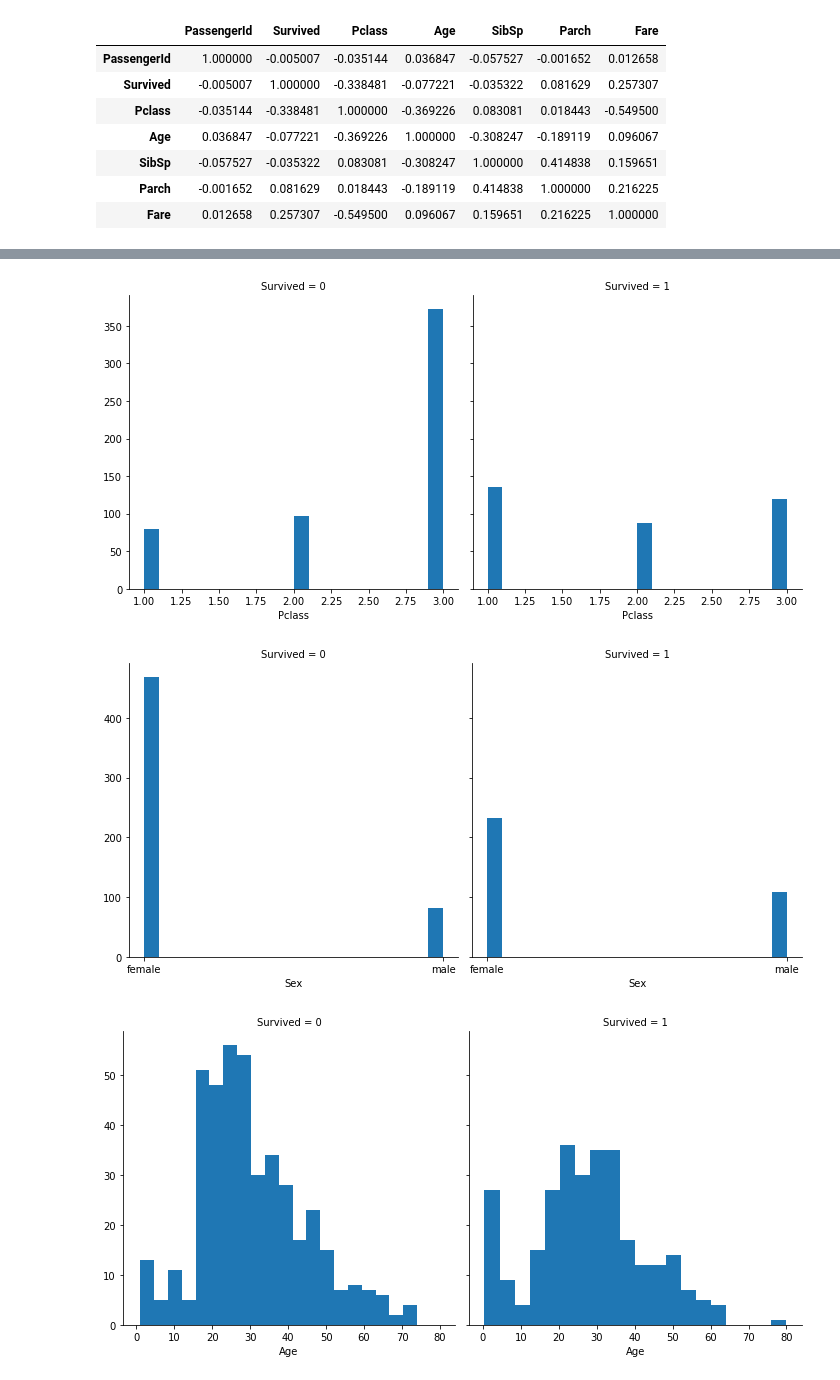
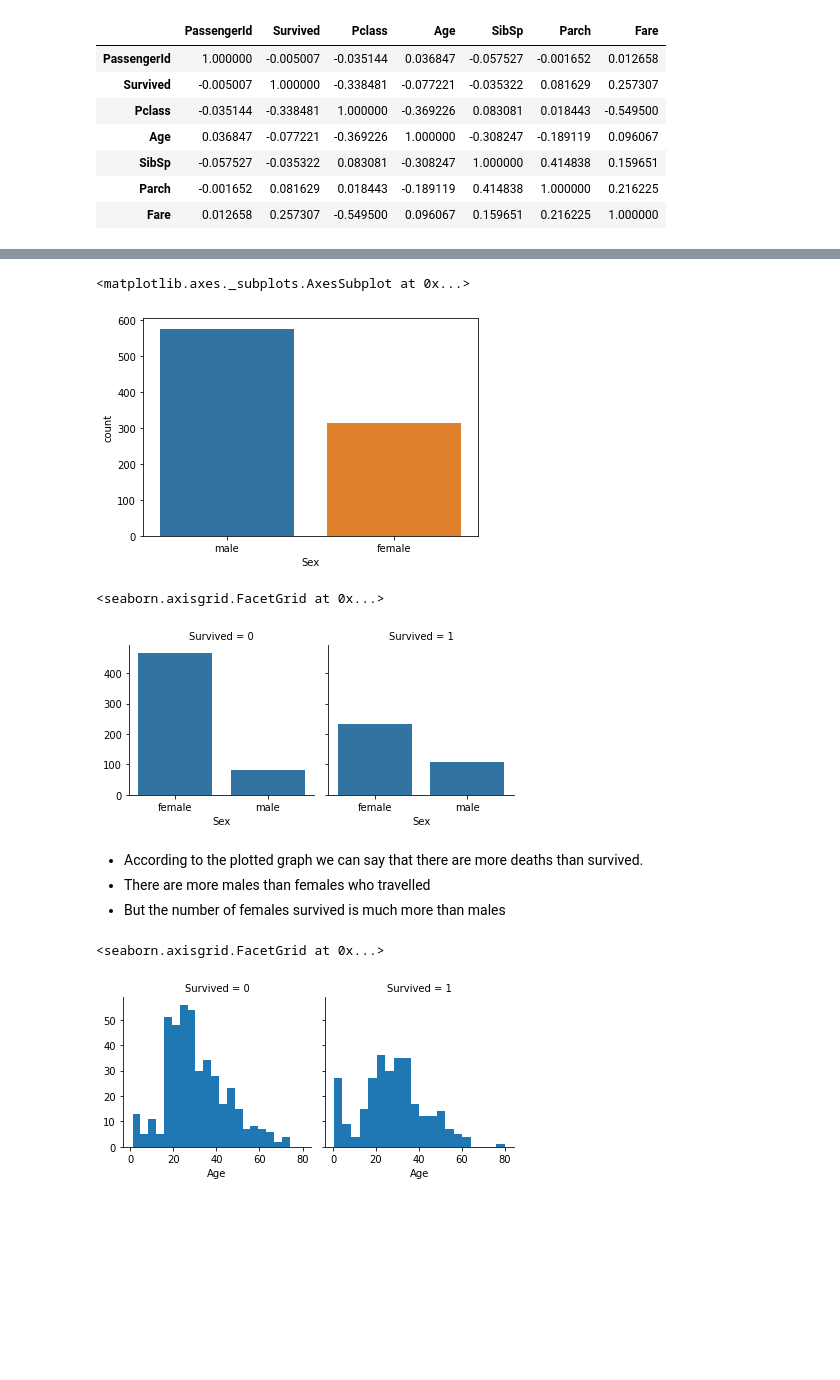
Before and after one commit to AbhishekPrakash5/Titanic, a Jupyter notebook: Titanic-EDA.ipynb, the cells around one changed output, grey strips where cells are left out. Drawn from its saved outputs; the diff is of its cells as text; code cells hidden in the pictures; blank space fills up the shorter version.

```diff
--- a/Titanic-EDA.ipynb
+++ b/Titanic-EDA.ipynb
@@ -181,9 +200,21 @@ df_train.corr()
+# %%
+sns.countplot(df_train['Sex'])
+# %% [output]
+<matplotlib.axes._subplots.AxesSubplot at 0x...>
+[figure, added]
+# %%
+g = sns.FacetGrid(df_train, col='Survived')
+g.map(sns.countplot, 'Sex')
+# %% [output]
+<seaborn.axisgrid.FacetGrid at 0x...>
+[figure, added]
+# %% [markdown]
+- According to the plotted graph we can say that there are more deaths than survived.
+- There are more males than females who travelled
+- But the number of females survived is much more than males
 # %%
-for i in ['Pclass', 'Sex', 'Age', 'SibSp',
-       'Parch', 'Ticket', 'Fare', 'Cabin', 'Embarked']:
-    g =sns.FacetGrid(df_train, col='Survived', size=5, aspect=1)
-    g.map(plt.hist, i, bins=20)
+g = sns.FacetGrid(df_train, col='Survived')
+g.map(plt.hist, 'Age', bins=20)
 # %% [output]
+<seaborn.axisgrid.FacetGrid at 0x...>
-[figure, old version]
+[figure, new version]
-[figure, removed]
-[figure, removed]
```
Also changed, not shown: parts of 34 cells of this notebook.
